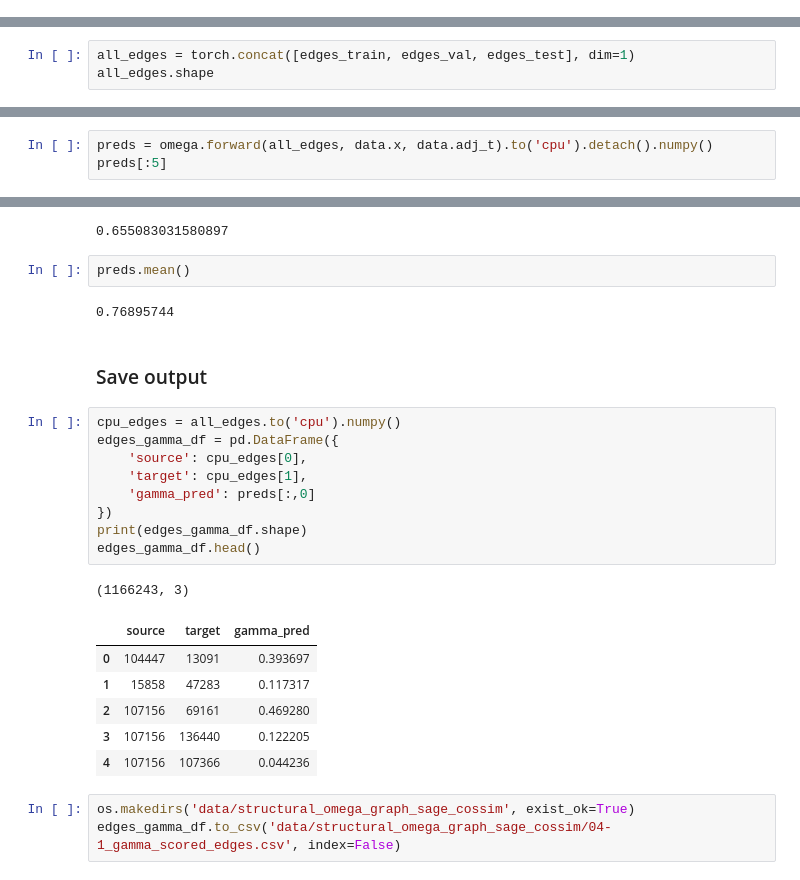
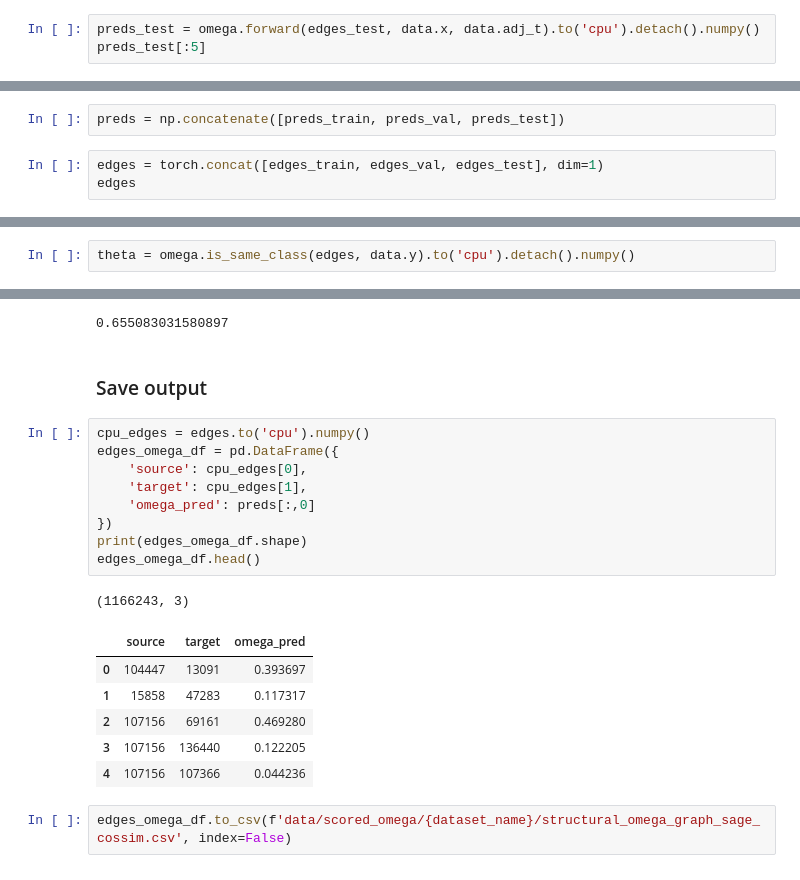
Before and after one commit to caiolmart/node-concordance, a Jupyter notebook: notebooks/gamma_function/arxiv/04-1-structural_graphsage_cossim_omega_function.ipynb, the cells around one changed output, grey strips where cells are left out. Saved outputs shown, nothing was run; the diff lists cells and outputs as text.

```diff
--- a/notebooks/gamma_function/arxiv/04-1-structural_graphsage_cossim_omega_function.ipynb
+++ b/notebooks/gamma_function/arxiv/04-1-structural_graphsage_cossim_omega_function.ipynb
@@ -328,0 +377,3 @@ omega = StructuralOmegaGraphSageCosSim.load_model(
+# %%
+preds_test = omega.forward(edges_test, data.x, data.adj_t).to('cpu').detach().numpy()
+preds_test[:5]
@@ -329,4 +386,6 @@ omega = StructuralOmegaGraphSageCosSim.load_model(
+# %%
+preds = np.concatenate([preds_train, preds_val, preds_test])
 # %%
-all_edges = torch.concat([edges_train, edges_val, edges_test], dim=1)
-all_edges.shape
+edges = torch.concat([edges_train, edges_val, edges_test], dim=1)
+edges
 # %% [output]
@@ -334,3 +395,2 @@ torch.Size([2, 1166243])
 # %%
-preds = omega.forward(all_edges, data.x, data.adj_t).to('cpu').detach().numpy()
-preds[:5]
+theta = omega.is_same_class(edges, data.y).to('cpu').detach().numpy()
@@ -350,32 +402,27 @@ roc_auc_score(theta, preds)
 theta.mean()
 # %% [output]
 0.655083031580897
-# %%
-preds.mean()
-# %% [output]
-0.76895744
 # %% [markdown]
 ### Save output
 # %%
-cpu_edges = all_edges.to('cpu').numpy()
-edges_gamma_df = pd.DataFrame({
+cpu_edges = edges.to('cpu').numpy()
+edges_omega_df = pd.DataFrame({
     'source': cpu_edges[0],
     'target': cpu_edges[1],
-    'gamma_pred': preds[:,0]
+    'omega_pred': preds[:,0]
 })
-print(edges_gamma_df.shape)
-edges_gamma_df.head()
+print(edges_omega_df.shape)
+edges_omega_df.head()
 # %% [output]
 (1166243, 3)
-|  | source | target | gamma_pred |
+|  | source | target | omega_pred |
 | 0 | 104447 | 13091 | 0.393697 |
 | 1 | 15858 | 47283 | 0.117317 |
 | 2 | 107156 | 69161 | 0.469280 |
 | 3 | 107156 | 136440 | 0.122205 |
 | 4 | 107156 | 107366 | 0.044236 |
-# %%
-os.makedirs('data/structural_omega_graph_sage_cossim', exist_ok=True)
-edges_gamma_df.to_csv('data/structural_omega_graph_sage_cossim/04-1_gamma_scored_edges.csv', index=False)
+# %%
+edges_omega_df.to_csv(f'data/scored_omega/{dataset_name}/structural_omega_graph_sage_cossim.csv', index=False)
 # %%
 plt.rcParams['font.size'] = '14'
 plt.figure(figsize=(16, 10))
```
Also changed, not shown: parts of 24 cells of this notebook.
